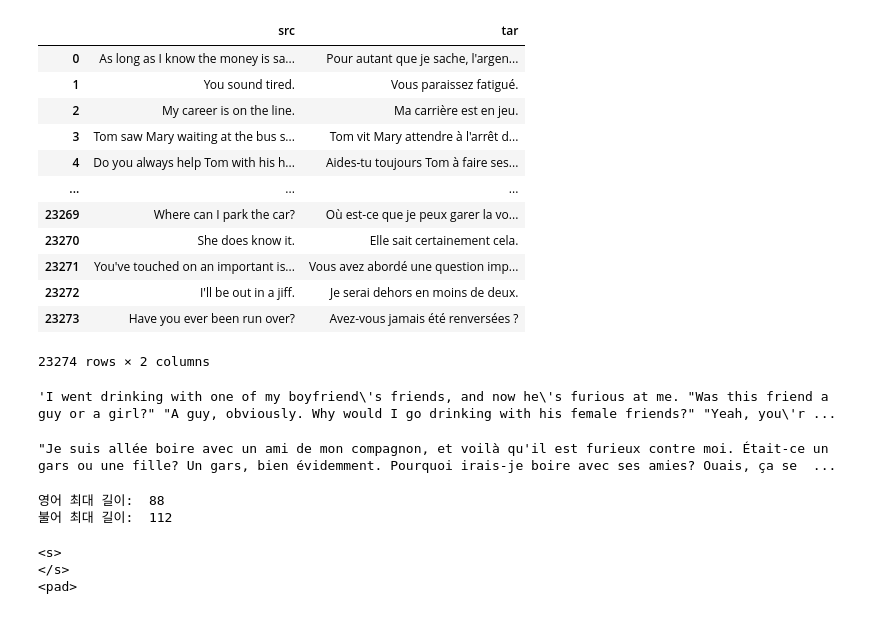
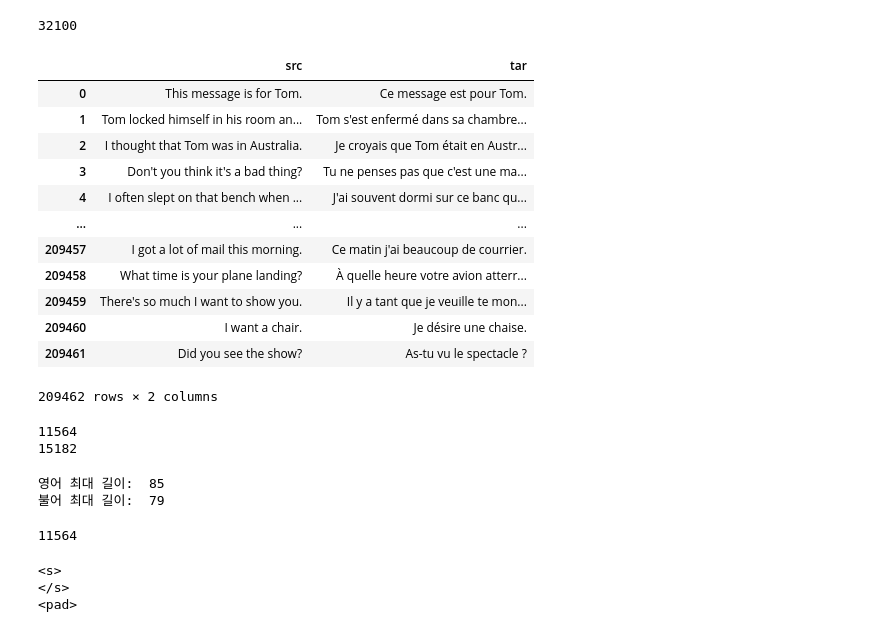
Before and after one commit to leeht0113/transformer, a Jupyter notebook: data.ipynb, the cells around one changed output. Drawn from its saved outputs; the diff is of its cells as text; code cells hidden in the pictures.

Commit message:
translate 함수 구현 및 wordpiece tokenizer

```diff
--- a/data.ipynb
+++ b/data.ipynb
@@ -92,28 +12,23 @@ train_df
-# %%
-test_df.reset_index(inplace=True, drop=True)
-test_df
-# %% [output]
-|  | src | tar |
-| 0 | As long as I know the money is sa... | Pour autant que je sache, l'argen... |
-| 1 | You sound tired. | Vous paraissez fatigué. |
-| 2 | My career is on the line. | Ma carrière est en jeu. |
-| 3 | Tom saw Mary waiting at the bus s... | Tom vit Mary attendre à l'arrêt d... |
-| 4 | Do you always help Tom with his h... | Aides-tu toujours Tom à faire ses... |
-| ... | ... | ... |
-| 23269 | Where can I park the car? | Où est-ce que je peux garer la vo... |
-| 23270 | She does know it. | Elle sait certainement cela. |
-| 23271 | You've touched on an important is... | Vous avez abordé une question imp... |
-| 23272 | I'll be out in a jiff. | Je serai dehors en moins de deux. |
-| 23273 | Have you ever been run over? | Avez-vous jamais été renversées ? |
-23274 rows × 2 columns
-# %%
-train.tail(1)['src'].values[0]
-# %% [output]
-'I went drinking with one of my boyfriend\'s friends, and now he\'s furious at me. "Was this friend a guy or a girl?" "A guy, obviously. Why would I go drinking with his female friends?" "Yeah, you\'r ...
-# %%
-train.tail(1)['tar'].values[0]
-# %% [output]
-"Je suis allée boire avec un ami de mon compagnon, et voilà qu'il est furieux contre moi. Était-ce un gars ou une fille? Un gars, bien évidemment. Pourquoi irais-je boire avec ses amies? Ouais, ça se  ...
 # %%
 checkpoint = "google-t5/t5-small"
 tokenizer = AutoTokenizer.from_pretrained(checkpoint)
+tokenizer.vocab_size
+# %% [output]
+32100
+# %%
+train = pd.read_csv('train_preprocess.csv')
+train
+# %% [output]
+|  | src | tar |
+| 0 | This message is for Tom. | Ce message est pour Tom. |
+| 1 | Tom locked himself in his room an... | Tom s'est enfermé dans sa chambre... |
+| 2 | I thought that Tom was in Australia. | Je croyais que Tom était en Austr... |
+| 3 | Don't you think it's a bad thing? | Tu ne penses pas que c'est une ma... |
+| 4 | I often slept on that bench when ... | J'ai souvent dormi sur ce banc qu... |
+| ... | ... | ... |
+| 209457 | I got a lot of mail this morning. | Ce matin j'ai beaucoup de courrier. |
+| 209458 | What time is your plane landing? | À quelle heure votre avion atterr... |
+| 209459 | There's so much I want to show you. | Il y a tant que je veuille te mon... |
+| 209460 | I want a chair. | Je désire une chaise. |
+| 209461 | Did you see the show? | As-tu vu le spectacle ? |
+209462 rows × 2 columns
@@ -120,6 +38,12 @@ tokenizer = AutoTokenizer.from_pretrained(checkpoint)
+# %%
+print(eng_tokenizer.vocab_size)
+print(fra_tokenizer.vocab_size)
+# %% [output]
+11564
+15182
 # %%
-print('영어 최대 길이: ', np.max(train['src'].apply(lambda x: len(tokenizer.tokenize(x)))))
-print('불어 최대 길이: ', np.max(train['tar'].apply(lambda x: len(tokenizer.tokenize(x)))))
+print('영어 최대 길이: ', np.max(train['src'].apply(lambda x: len(eng_tokenizer.tokenize(x)))))
+print('불어 최대 길이: ', np.max(train['tar'].apply(lambda x: len(fra_tokenizer.tokenize(x)))))
 # %% [output]
-영어 최대 길이:  88
-불어 최대 길이:  112
+영어 최대 길이:  85
+불어 최대 길이:  79
@@ -126 +52,5 @@ print('불어 최대 길이: ', np.max(train['tar'].apply(lambda x: len(tokenize
+# %%
+eng_tokenizer.vocab_size
+# %% [output]
+11564
 # %%
```
Also changed, not shown: parts of 23 cells of this notebook, 6 other files.
